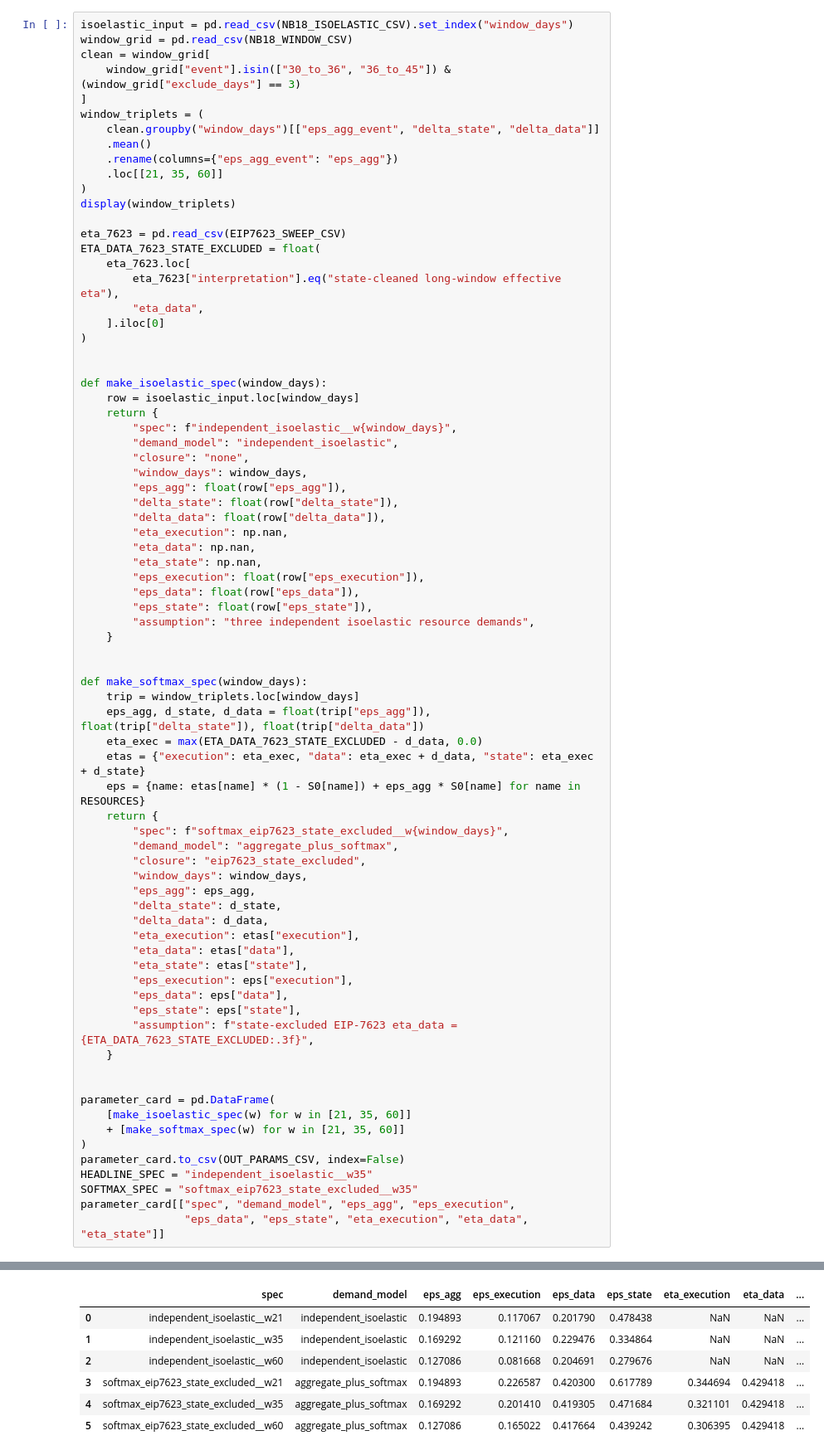
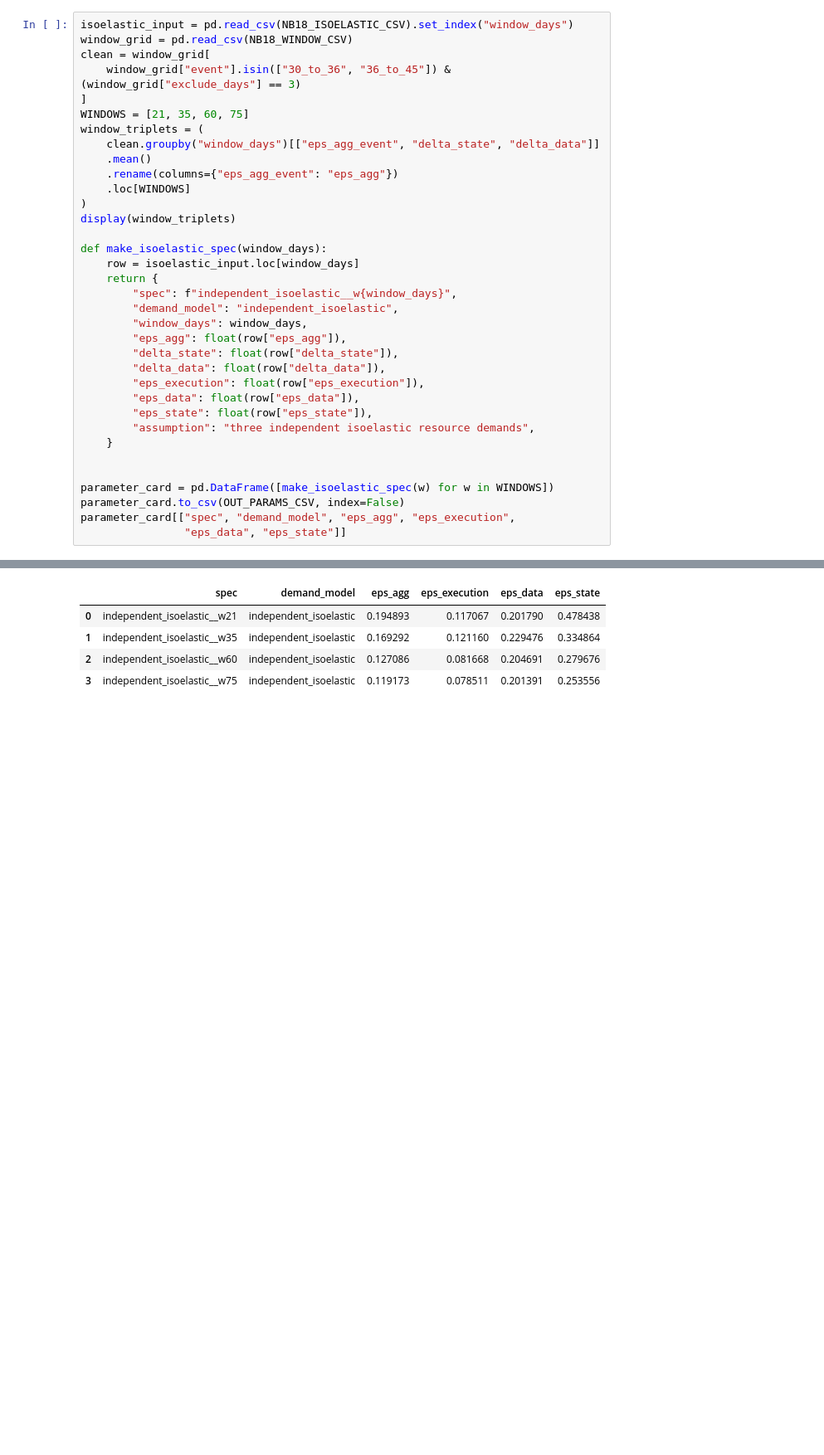
Before and after one commit to M1kuW1ll/eip-7999-research, a Jupyter notebook: notebooks/1.9-three-way-equilibrium-model.ipynb, the cells around one changed output, grey strips where cells are left out. Shown at 83% size. Saved outputs shown, nothing was run; the diff lists cells and outputs as text; blank space fills up the shorter version.

```diff
--- a/notebooks/1.9-three-way-equilibrium-model.ipynb
+++ b/notebooks/1.9-three-way-equilibrium-model.ipynb
@@ -203,36 +184,24 @@ window_grid = pd.read_csv(NB18_WINDOW_CSV)
 clean = window_grid[
     window_grid["event"].isin(["30_to_36", "36_to_45"]) & (window_grid["exclude_days"] == 3)
 ]
+WINDOWS = [21, 35, 60, 75]
 window_triplets = (
     clean.groupby("window_days")[["eps_agg_event", "delta_state", "delta_data"]]
     .mean()
     .rename(columns={"eps_agg_event": "eps_agg"})
-    .loc[[21, 35, 60]]
+    .loc[WINDOWS]
 )
 display(window_triplets)
-
-eta_7623 = pd.read_csv(EIP7623_SWEEP_CSV)
-ETA_DATA_7623_STATE_EXCLUDED = float(
-    eta_7623.loc[
-        eta_7623["interpretation"].eq("state-cleaned long-window effective eta"),
-        "eta_data",
-    ].iloc[0]
-)
-
 
 def make_isoelastic_spec(window_days):
     row = isoelastic_input.loc[window_days]
     return {
         "spec": f"independent_isoelastic__w{window_days}",
         "demand_model": "independent_isoelastic",
-        "closure": "none",
         "window_days": window_days,
         "eps_agg": float(row["eps_agg"]),
         "delta_state": float(row["delta_state"]),
         "delta_data": float(row["delta_data"]),
-        "eta_execution": np.nan,
-        "eta_data": np.nan,
-        "eta_state": np.nan,
         "eps_execution": float(row["eps_execution"]),
         "eps_data": float(row["eps_data"]),
         "eps_state": float(row["eps_state"]),
@@ -240,39 +209,10 @@ def make_isoelastic_spec(window_days):
     }
 
 
-def make_softmax_spec(window_days):
-    trip = window_triplets.loc[window_days]
-    eps_agg, d_state, d_data = float(trip["eps_agg"]), float(trip["delta_state"]), float(trip["delta_data"])
-    eta_exec = max(ETA_DATA_7623_STATE_EXCLUDED - d_data, 0.0)
-    etas = {"execution": eta_exec, "data": eta_exec + d_data, "state": eta_exec + d_state}
-    eps = {name: etas[name] * (1 - S0[name]) + eps_agg * S0[name] for name in RESOURCES}
-    return {
-        "spec": f"softmax_eip7623_state_excluded__w{window_days}",
-        "demand_model": "aggregate_plus_softmax",
-        "closure": "eip7623_state_excluded",
-        "window_days": window_days,
-        "eps_agg": eps_agg,
-        "delta_state": d_state,
-        "delta_data": d_data,
-        "eta_execution": etas["execution"],
-        "eta_data": etas["data"],
-        "eta_state": etas["state"],
-        "eps_execution": eps["execution"],
-        "eps_data": eps["data"],
-        "eps_state": eps["state"],
-        "assumption": f"state-excluded EIP-7623 eta_data = {ETA_DATA_7623_STATE_EXCLUDED:.3f}",
-    }
-
-
-parameter_card = pd.DataFrame(
-    [make_isoelastic_spec(w) for w in [21, 35, 60]]
-    + [make_softmax_spec(w) for w in [21, 35, 60]]
-)
+parameter_card = pd.DataFrame([make_isoelastic_spec(w) for w in WINDOWS])
 parameter_card.to_csv(OUT_PARAMS_CSV, index=False)
-HEADLINE_SPEC = "independent_isoelastic__w35"
-SOFTMAX_SPEC = "softmax_eip7623_state_excluded__w35"
 parameter_card[["spec", "demand_model", "eps_agg", "eps_execution",
-                "eps_data", "eps_state", "eta_execution", "eta_data", "eta_state"]]
+                "eps_data", "eps_state"]]
 # %% [output]
 |  | eps_agg | delta_state | delta_data |
 | window_days |  |  |  |
@@ -282,10 +223,8 @@ parameter_card[["spec", "demand_model", "eps_agg", "eps_execution",
-|  | spec | demand_model | eps_agg | eps_execution | eps_data | eps_state | eta_execution | eta_data | ... |
-| 0 | independent_isoelastic__w21 | independent_isoelastic | 0.194893 | 0.117067 | 0.201790 | 0.478438 | NaN | NaN | ... |
-| 1 | independent_isoelastic__w35 | independent_isoelastic | 0.169292 | 0.121160 | 0.229476 | 0.334864 | NaN | NaN | ... |
-| 2 | independent_isoelastic__w60 | independent_isoelastic | 0.127086 | 0.081668 | 0.204691 | 0.279676 | NaN | NaN | ... |
-| 3 | softmax_eip7623_state_excluded__w21 | aggregate_plus_softmax | 0.194893 | 0.226587 | 0.420300 | 0.617789 | 0.344694 | 0.429418 | ... |
-| 4 | softmax_eip7623_state_excluded__w35 | aggregate_plus_softmax | 0.169292 | 0.201410 | 0.419305 | 0.471684 | 0.321101 | 0.429418 | ... |
-| 5 | softmax_eip7623_state_excluded__w60 | aggregate_plus_softmax | 0.127086 | 0.165022 | 0.417664 | 0.439242 | 0.306395 | 0.429418 | ... |
+|  | spec | demand_model | eps_agg | eps_execution | eps_data | eps_state |
+| 0 | independent_isoelastic__w21 | independent_isoelastic | 0.194893 | 0.117067 | 0.201790 | 0.478438 |
+| 1 | independent_isoelastic__w35 | independent_isoelastic | 0.169292 | 0.121160 | 0.229476 | 0.334864 |
+| 2 | independent_isoelastic__w60 | independent_isoelastic | 0.127086 | 0.081668 | 0.204691 | 0.279676 |
+| 3 | independent_isoelastic__w75 | independent_isoelastic | 0.119173 | 0.078511 | 0.201391 | 0.253556 |
 # %% [markdown]
 ## Three-Way Demand Functions And Solver
 
```
Also changed, not shown: parts of 17 cells of this notebook, 33 other files.
